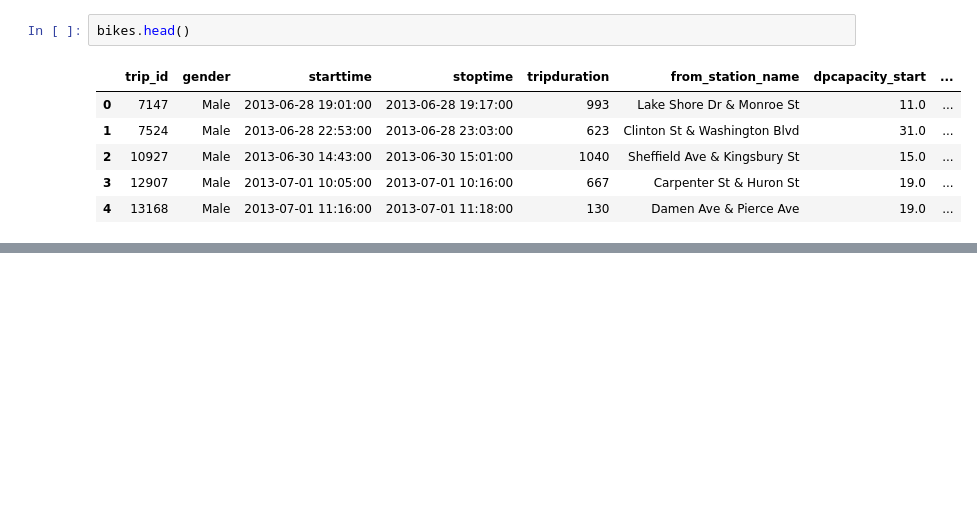
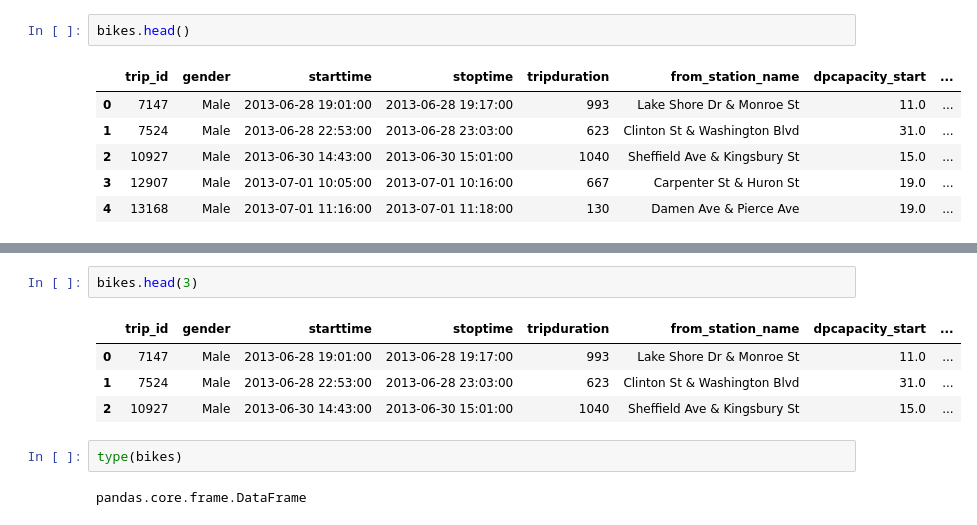
Before and after one commit to lesliedoe/glitch, a Jupyter notebook: DunderData/The DataFrame and Series/theDataFrameAndSeries.ipynb, the cells around one changed output, grey strips where cells are left out. Cells and saved outputs as stored; diff of their text form; blank space fills up the shorter version.

Commit message:
finish Data types and missing values chapter

```diff
--- a/DunderData/The DataFrame and Series/theDataFrameAndSeries.ipynb
+++ b/DunderData/The DataFrame and Series/theDataFrameAndSeries.ipynb
@@ -36,3 +36,14 @@ bikes.tail()
 | 50086 | 17534972 | Male | 2017-12-30 13:34:00 | 2017-12-30 13:48:00 | 824 | Kingsbury St & Kinzie St | 31.0 | ... |
 | 50087 | 17535645 | Female | 2017-12-31 09:30:00 | 2017-12-31 09:33:00 | 178 | Clinton St & Lake St | 23.0 | ... |
 | 50088 | 17536246 | Male | 2017-12-31 15:22:00 | 2017-12-31 15:26:00 | 214 | Clarendon Ave & Leland Ave | 15.0 | ... |
+# %%
+bikes.head(3)
+# %% [output]
+|  | trip_id | gender | starttime | stoptime | tripduration | from_station_name | dpcapacity_start | ... |
+| 0 | 7147 | Male | 2013-06-28 19:01:00 | 2013-06-28 19:17:00 | 993 | Lake Shore Dr & Monroe St | 11.0 | ... |
+| 1 | 7524 | Male | 2013-06-28 22:53:00 | 2013-06-28 23:03:00 | 623 | Clinton St & Washington Blvd | 31.0 | ... |
+| 2 | 10927 | Male | 2013-06-30 14:43:00 | 2013-06-30 15:01:00 | 1040 | Sheffield Ave & Kingsbury St | 15.0 | ... |
+# %%
+type(bikes)
+# %% [output]
+pandas.core.frame.DataFrame
```
Also changed, not shown: parts of 9 cells of this notebook, 4 other files.
